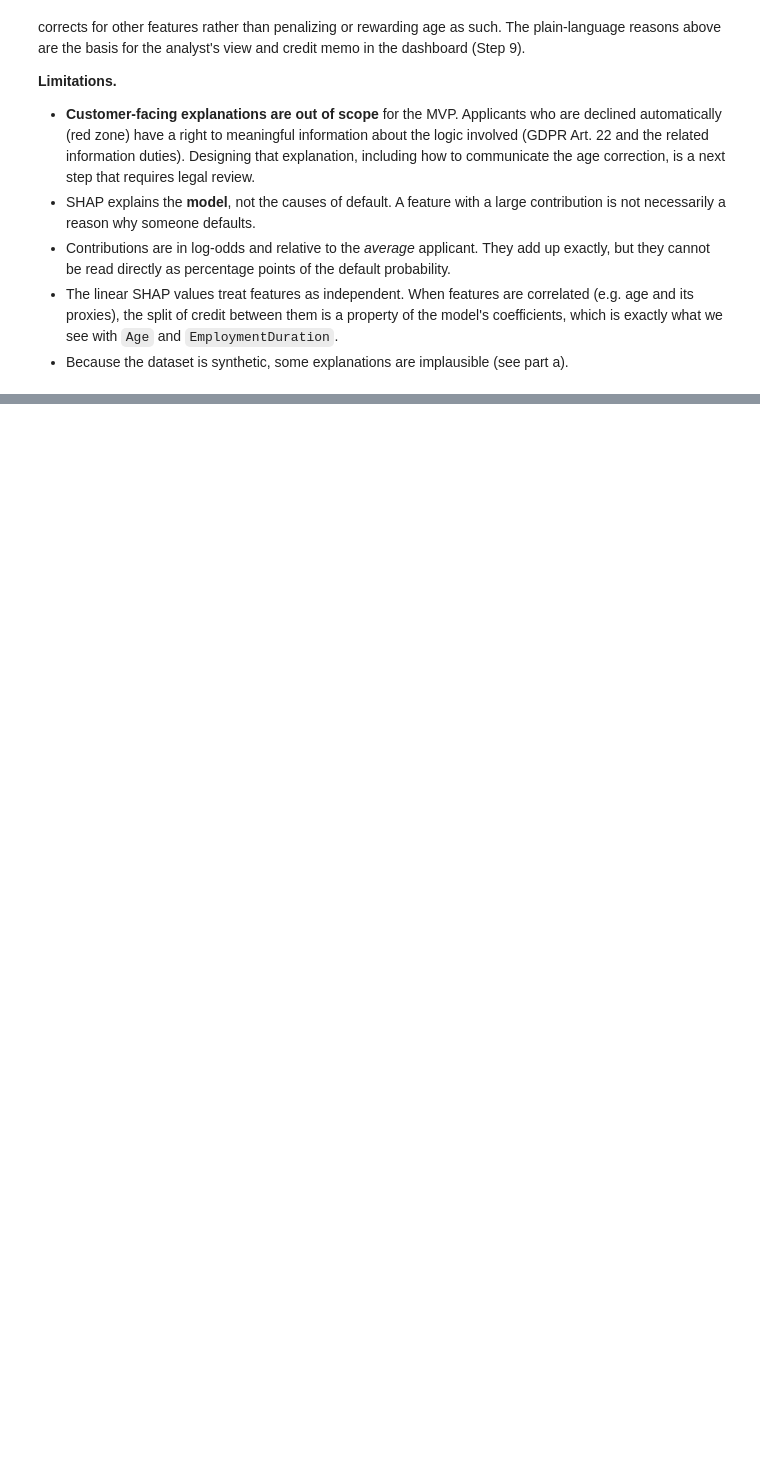
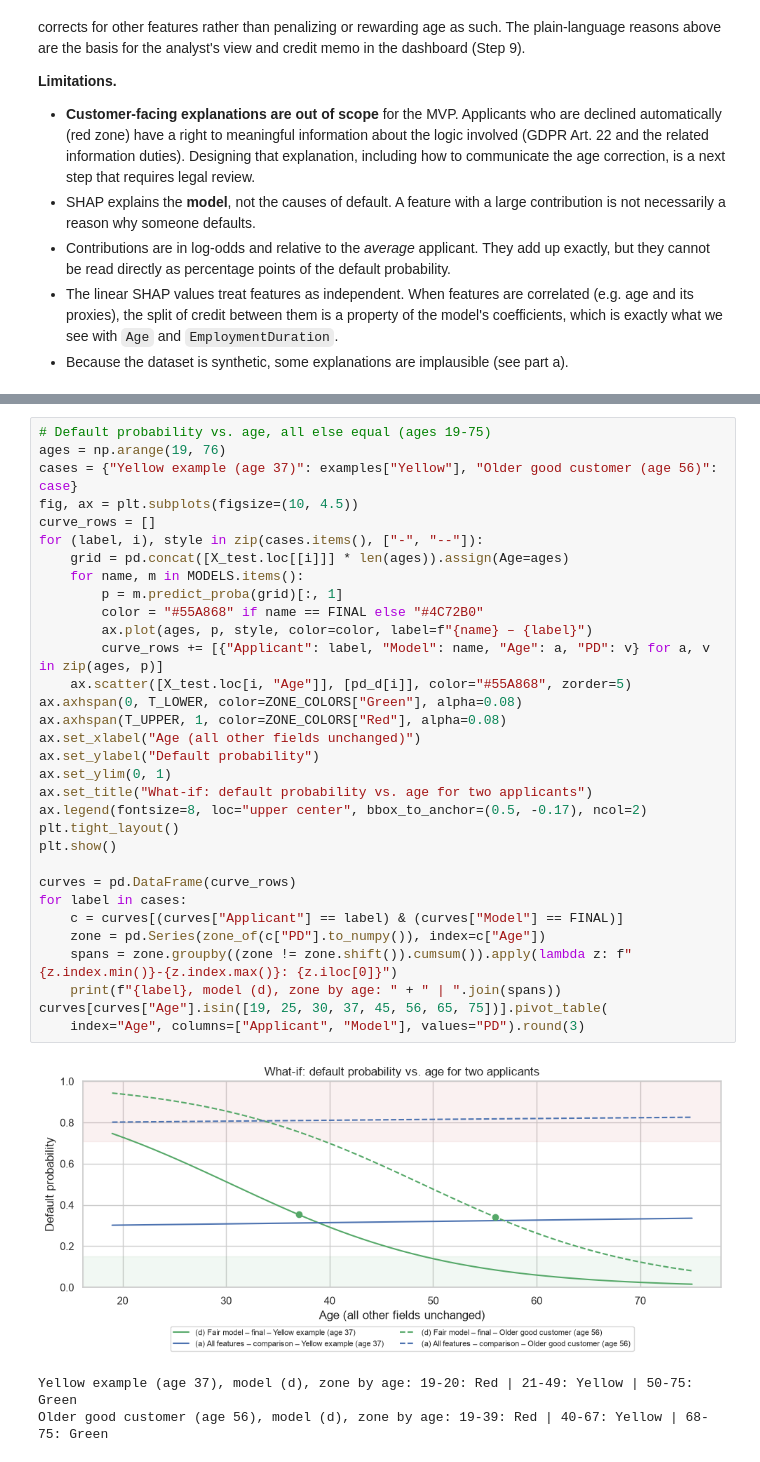
Before and after one commit to cdomat/creditparity, a Jupyter notebook: notebooks/credit_risk_step_7_explainability.ipynb, the cells around one changed output, grey strips where cells are left out. Cells and saved outputs as stored; diff of their text form; blank space fills up the shorter version.

```diff
--- a/notebooks/credit_risk_step_7_explainability.ipynb
+++ b/notebooks/credit_risk_step_7_explainability.ipynb
@@ -392,0 +447,36 @@ pd.DataFrame({"Age raises risk": (s_d["Age"] > 0).groupby(age_group(X_test)).mea
+# %%
+# Default probability vs. age, all else equal (ages 19-75)
+ages = np.arange(19, 76)
+cases = {"Yellow example (age 37)": examples["Yellow"], "Older good customer (age 56)": case}
+fig, ax = plt.subplots(figsize=(10, 4.5))
+curve_rows = []
+for (label, i), style in zip(cases.items(), ["-", "--"]):
+    grid = pd.concat([X_test.loc[[i]]] * len(ages)).assign(Age=ages)
+    for name, m in MODELS.items():
+        p = m.predict_proba(grid)[:, 1]
+        color = "#55A868" if name == FINAL else "#4C72B0"
+        ax.plot(ages, p, style, color=color, label=f"{name} – {label}")
+        curve_rows += [{"Applicant": label, "Model": name, "Age": a, "PD": v} for a, v in zip(ages, p)]
+    ax.scatter([X_test.loc[i, "Age"]], [pd_d[i]], color="#55A868", zorder=5)
+ax.axhspan(0, T_LOWER, color=ZONE_COLORS["Green"], alpha=0.08)
+ax.axhspan(T_UPPER, 1, color=ZONE_COLORS["Red"], alpha=0.08)
+ax.set_xlabel("Age (all other fields unchanged)")
+ax.set_ylabel("Default probability")
+ax.set_ylim(0, 1)
+ax.set_title("What-if: default probability vs. age for two applicants")
+ax.legend(fontsize=8, loc="upper center", bbox_to_anchor=(0.5, -0.17), ncol=2)
+plt.tight_layout()
+plt.show()
+
+curves = pd.DataFrame(curve_rows)
+for label in cases:
+    c = curves[(curves["Applicant"] == label) & (curves["Model"] == FINAL)]
+    zone = pd.Series(zone_of(c["PD"].to_numpy()), index=c["Age"])
+    spans = zone.groupby((zone != zone.shift()).cumsum()).apply(lambda z: f"{z.index.min()}-{z.index.max()}: {z.iloc[0]}")
+    print(f"{label}, model (d), zone by age: " + " | ".join(spans))
+curves[curves["Age"].isin([19, 25, 30, 37, 45, 56, 65, 75])].pivot_table(
+    index="Age", columns=["Applicant", "Model"], values="PD").round(3)
+# %% [output]
+[figure, added]
+Yellow example (age 37), model (d), zone by age: 19-20: Red | 21-49: Yellow | 50-75: Green
+Older good customer (age 56), model (d), zone by age: 19-39: Red | 40-67: Yellow | 68-75: Green
```
Also changed, not shown: parts of 5 cells of this notebook, 4 other files.
